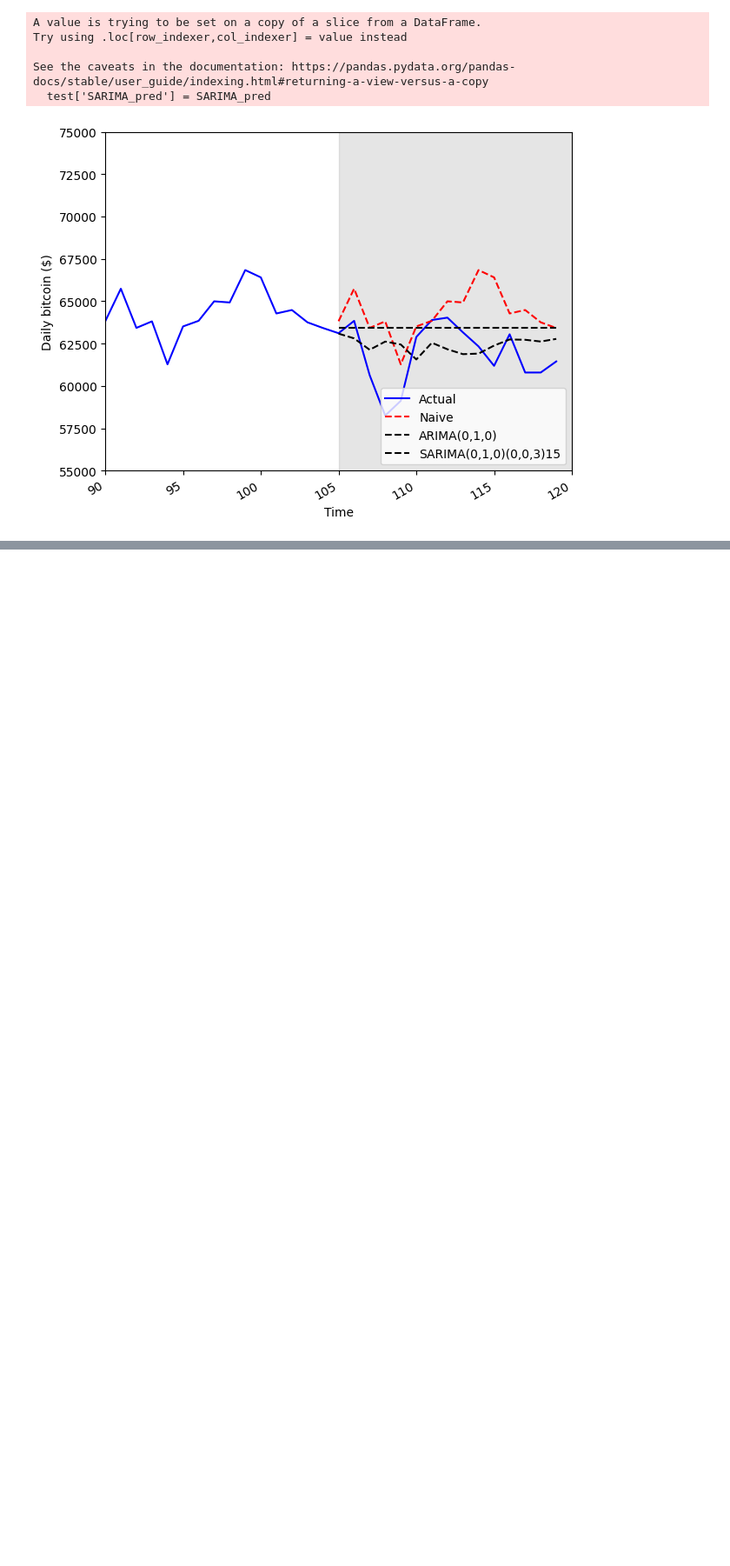
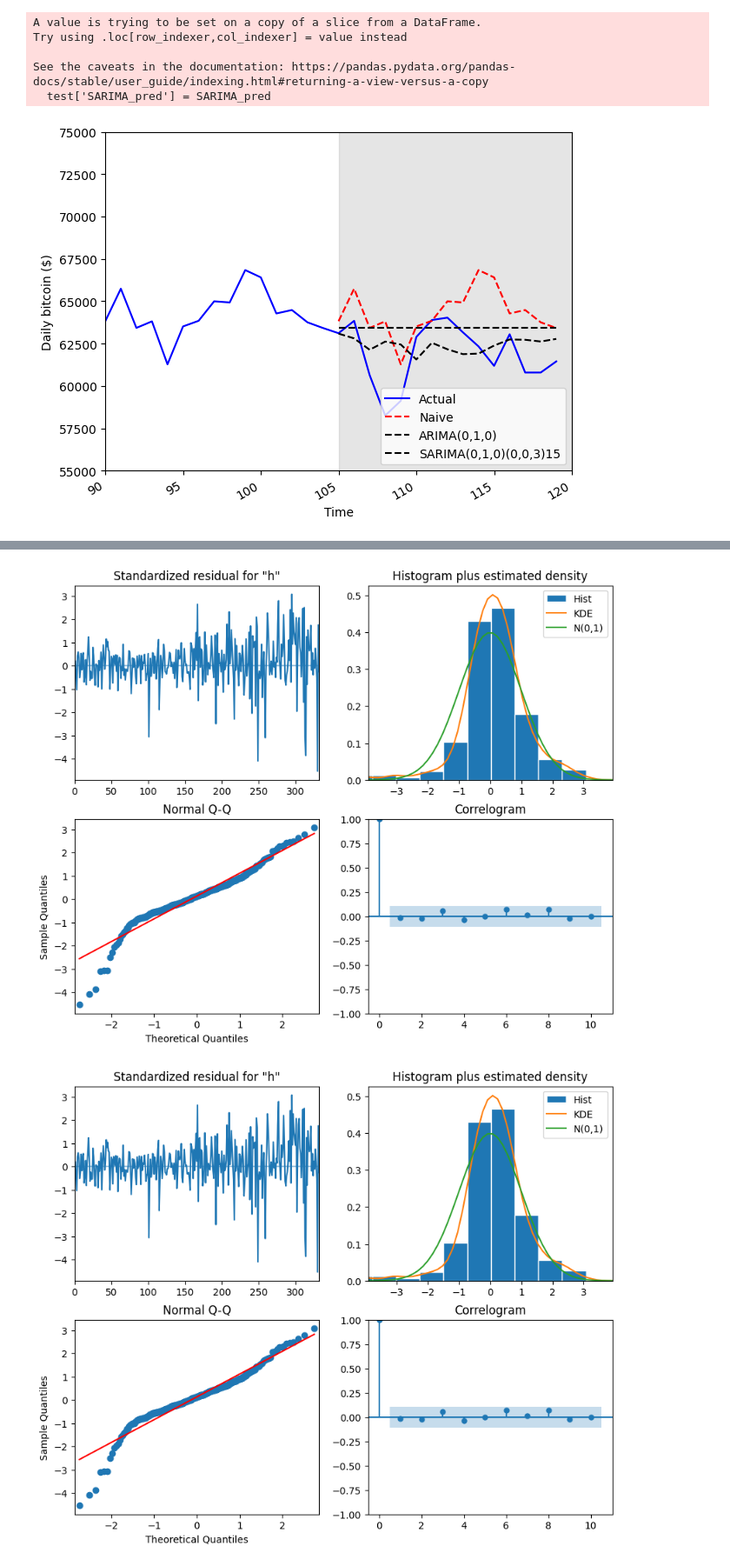
Before and after one commit to baloochyb/PricePrediction, a Jupyter notebook: time_series.ipynb, the cells around one changed output, grey strips where cells are left out. Shown at 87% size. Drawn from its saved outputs; the diff is of its cells as text; code cells hidden in the pictures; blank space fills up the shorter version.

```diff
--- a/time_series.ipynb
+++ b/time_series.ipynb
@@ -1243,0 +1283,3 @@ plt.tight_layout()
+# %%
+target = bitcoin['high']
+exog = bitcoin[['low', 'close', 'volume', 'marketCap']]
@@ -1243,0 +1334,3 @@ plt.tight_layout()
+# %%
+target_train = target[:-30]
+exog_train = exog[:-30]
@@ -1243,0 +1358,4 @@ plt.tight_layout()
+# %%
+best_model = SARIMAX(target_train, exog_train, order=(0,1,2), seasonal_order=(0,0,0,30), simple_differencing=False)
+best_model_fit = best_model.fit(disp=False)
+print(best_model_fit.summary())
@@ -1243,0 +1380,5 @@ plt.tight_layout()
+# %%
+best_model_fit.plot_diagnostics(figsize=(10,8))
+# %% [output]
+[figure, added]
+[figure, added]
```
Also changed, not shown: parts of 18 cells of this notebook.
